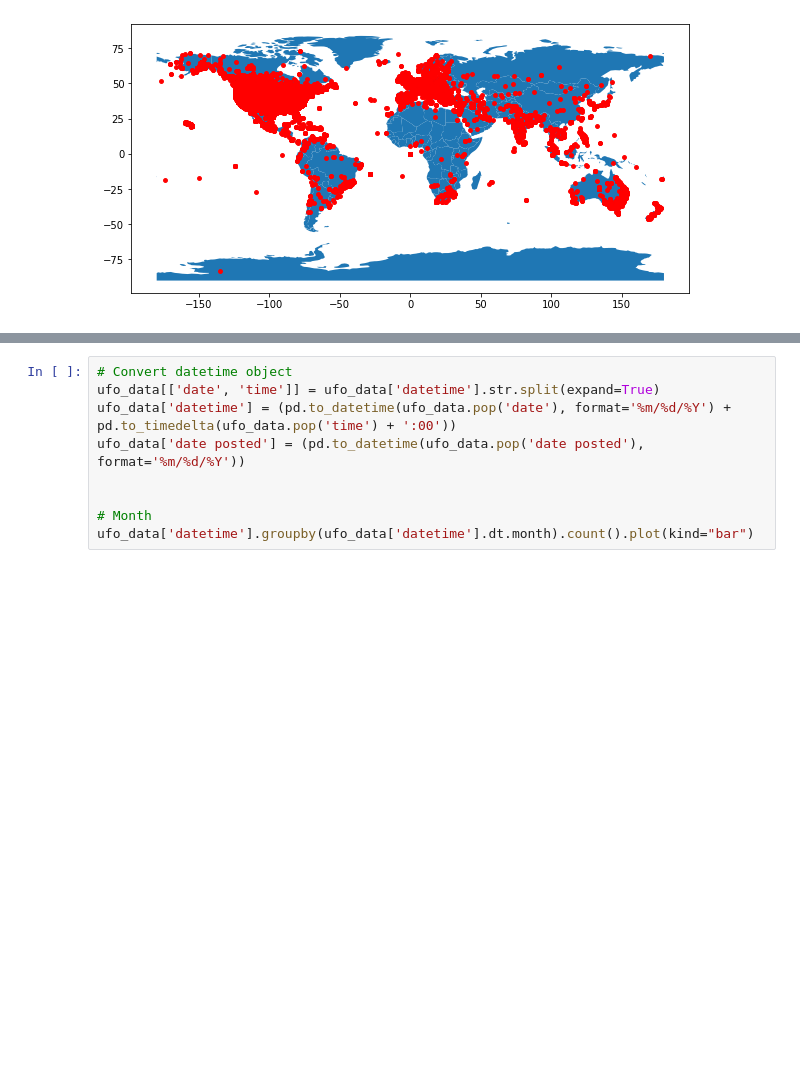
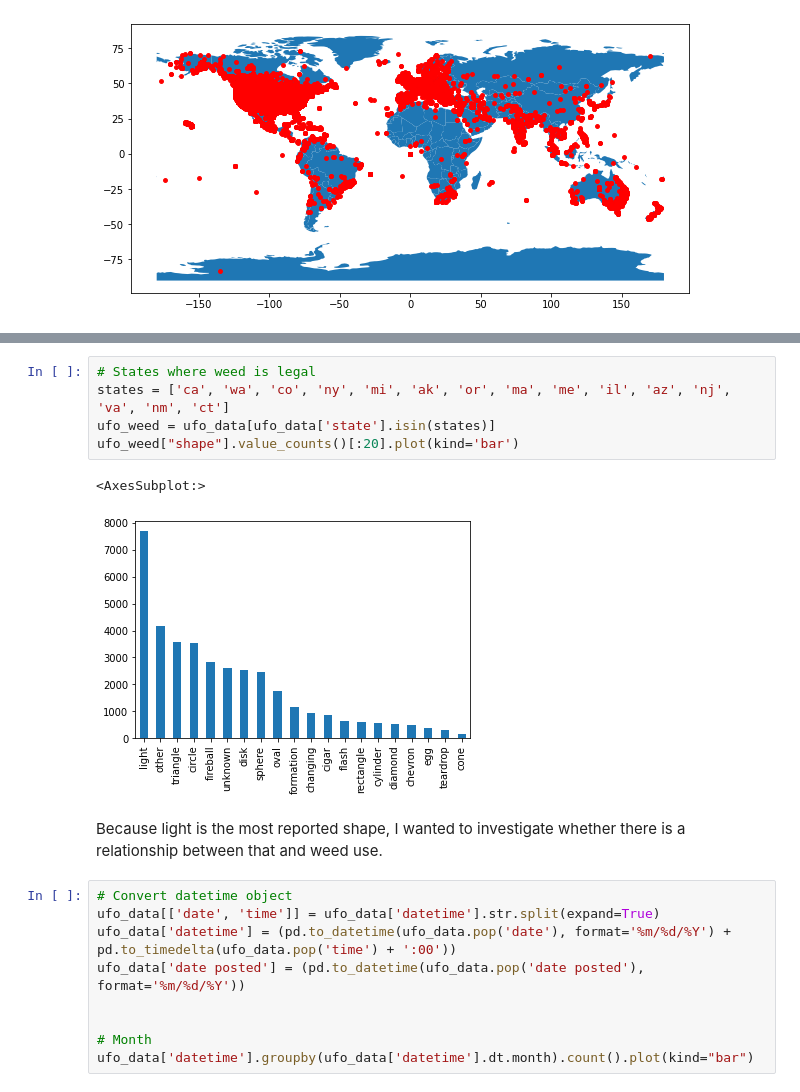
Before and after one commit to billyhsun/ufo_data, a Jupyter notebook: analysis.ipynb, the cells around one changed output, grey strips where cells are left out. Cells and saved outputs as stored; diff of their text form; blank space fills up the shorter version.

```diff
--- a/analysis.ipynb
+++ b/analysis.ipynb
@@ -71,3 +79,13 @@ ufo_data["shape"].value_counts()[:20].plot(kind='bar')
+# %%
+# States where weed is legal
+states = ['ca', 'wa', 'co', 'ny', 'mi', 'ak', 'or', 'ma', 'me', 'il', 'az', 'nj', 'va', 'nm', 'ct']
+ufo_weed = ufo_data[ufo_data['state'].isin(states)]
+ufo_weed["shape"].value_counts()[:20].plot(kind='bar')
+# %% [output]
+<AxesSubplot:>
+[figure, added]
+# %% [markdown]
+Because light is the most reported shape, I wanted to investigate whether there is a relationship between that and weed use.
 # %%
 # Convert datetime object
 ufo_data[['date', 'time']] = ufo_data['datetime'].str.split(expand=True)
```
Also changed, not shown: parts of 17 cells of this notebook.
